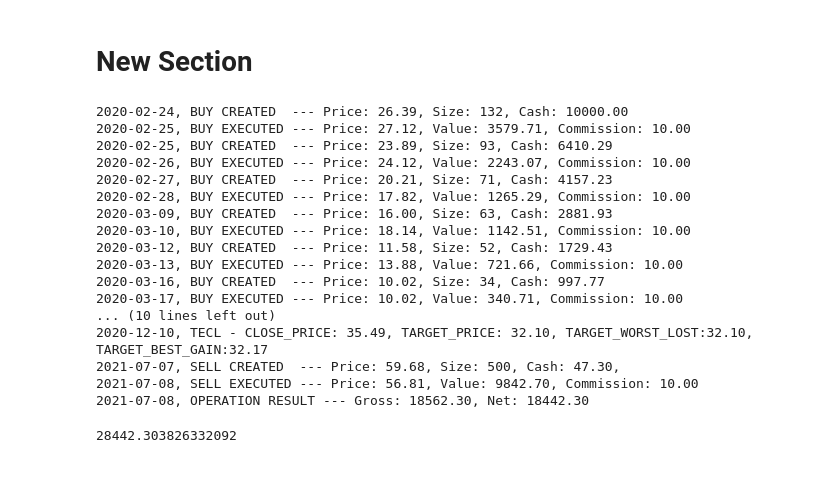
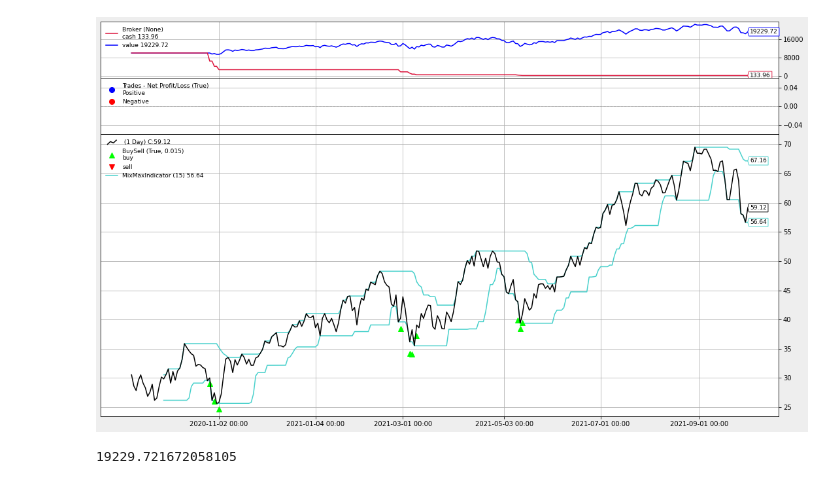
Before and after one commit to evanscastonguay/simulator, a Jupyter notebook: simulator_tecl.ipynb, the cells around one changed output. Saved outputs shown, nothing was run; the diff lists cells and outputs as text; code cells hidden in the pictures.

```diff
--- a/simulator_tecl.ipynb
+++ b/simulator_tecl.ipynb
@@ -40,7 +40,6 @@ class MixMaxIndicator(bt.Indicator):
 # sell_ratio represent the percentage of current hold position that we are ready to sell
 class RatioSizer(bt.Sizer):
   params = (('buy_ratio', 1), ('sell_ratio', 1) )
-
   def _getsizing(self, comminfo, cash, data, isbuy):
     if isbuy :
       self.broker.getcash()
@@ -187,4 +186,6 @@ def  runCerebro(ticker, startTime, endTime, trailing_period=15,  buy_ratio=.20,
   if plot_enable :
     cerebro.plot(height= 30, iplot= False, volume = False)
   return value
+
+runCerebro('TECL', '2020-09-09',date.today().strftime("%Y-%m-%d"), trailing_period=15, buy_ratio=.35, best_gain_threshold=0, worst_lost_threshold=-15,sell_profit_threshold=2, log_enable = True, plot_enable=True, email_enable = True)
 # %% [output]
@@ -208,23 +209,2 @@ Successfully installed lxml-4.6.3 yfinance-0.1.63
+[figure, added]
+19229.721672058105
-# %% [markdown]
-# New Section
-# %%
-runCerebro('TECL', '2020-09-09',date.today().strftime("%Y-%m-%d"), trailing_period=15, buy_ratio=.35, best_gain_threshold=0, worst_lost_threshold=-15,sell_profit_threshold=2, log_enable = True, plot_enable=False, email_enable = True)
-# %% [output]
-2020-02-24, BUY CREATED  --- Price: 26.39, Size: 132, Cash: 10000.00
-2020-02-25, BUY EXECUTED --- Price: 27.12, Value: 3579.71, Commission: 10.00
-2020-02-25, BUY CREATED  --- Price: 23.89, Size: 93, Cash: 6410.29
-2020-02-26, BUY EXECUTED --- Price: 24.12, Value: 2243.07, Commission: 10.00
-2020-02-27, BUY CREATED  --- Price: 20.21, Size: 71, Cash: 4157.23
-2020-02-28, BUY EXECUTED --- Price: 17.82, Value: 1265.29, Commission: 10.00
-2020-03-09, BUY CREATED  --- Price: 16.00, Size: 63, Cash: 2881.93
-2020-03-10, BUY EXECUTED --- Price: 18.14, Value: 1142.51, Commission: 10.00
-2020-03-12, BUY CREATED  --- Price: 11.58, Size: 52, Cash: 1729.43
-2020-03-13, BUY EXECUTED --- Price: 13.88, Value: 721.66, Commission: 10.00
-2020-03-16, BUY CREATED  --- Price: 10.02, Size: 34, Cash: 997.77
-2020-03-17, BUY EXECUTED --- Price: 10.02, Value: 340.71, Commission: 10.00
-... (10 lines left out)
-2020-12-10, TECL - CLOSE_PRICE: 35.49, TARGET_PRICE: 32.10, TARGET_WORST_LOST:32.10, TARGET_BEST_GAIN:32.17
-2021-07-07, SELL CREATED  --- Price: 59.68, Size: 500, Cash: 47.30,
-2021-07-08, SELL EXECUTED --- Price: 56.81, Value: 9842.70, Commission: 10.00
-2021-07-08, OPERATION RESULT --- Gross: 18562.30, Net: 18442.30
-28442.303826332092
```
Also changed, not shown: parts of 1 cell of this notebook.
